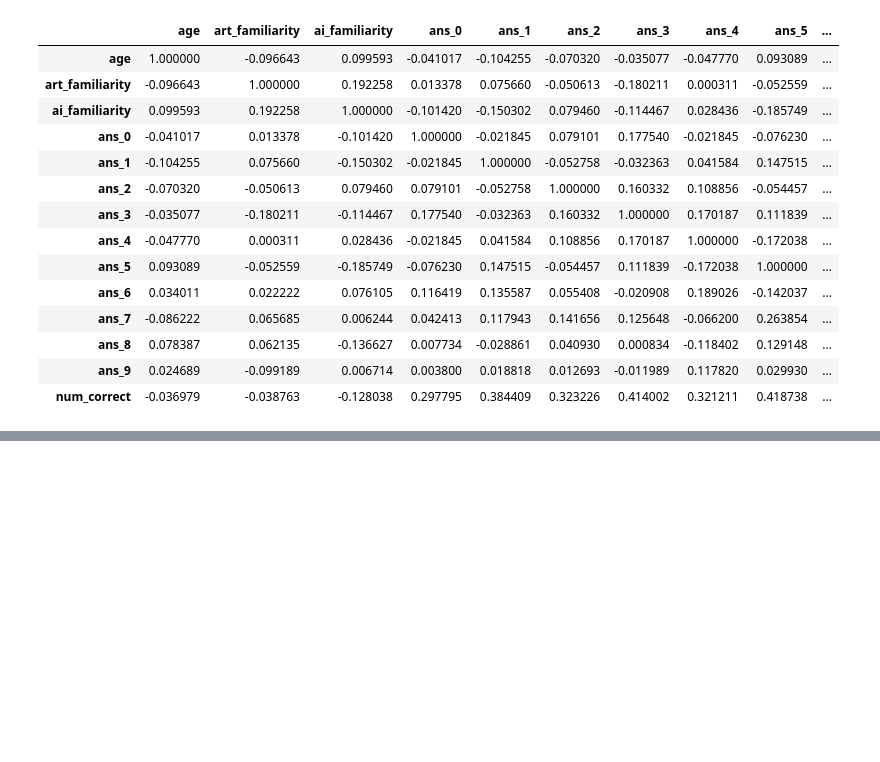
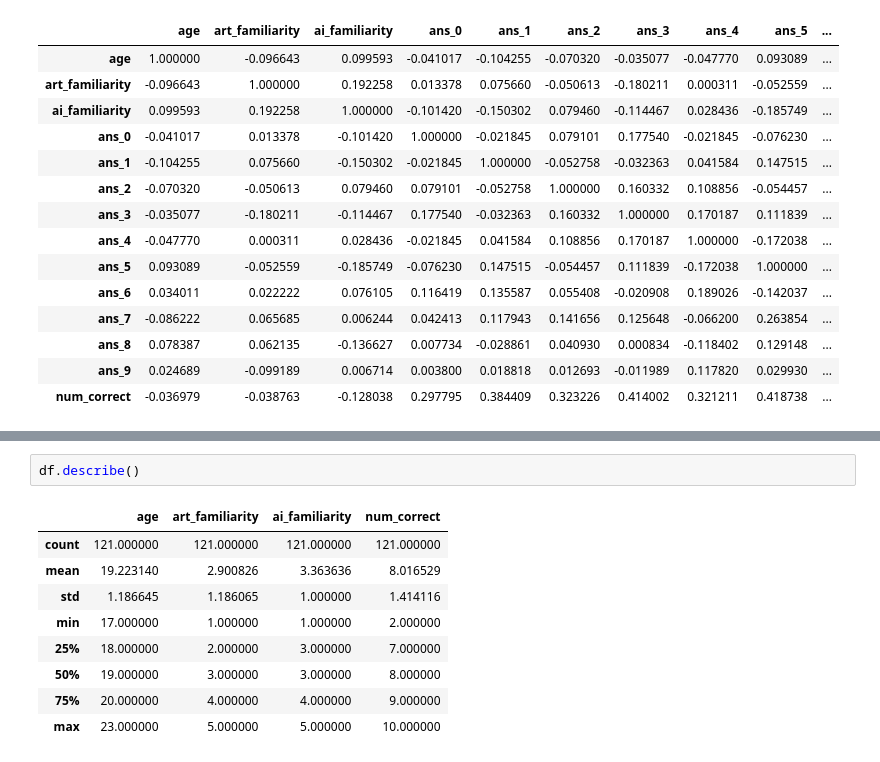
Before and after one commit to Dante1DC/Finding_AI_Registry_Test, a Jupyter notebook: Analysis/analysis.ipynb, the cells around one changed output, grey strips where cells are left out. Drawn from its saved outputs; the diff is of its cells as text; blank space fills up the shorter version.

```diff
--- a/Analysis/analysis.ipynb
+++ b/Analysis/analysis.ipynb
@@ -132,0 +223,12 @@ spy.stats.ttest_ind(df)
+# %%
+df.describe()
+# %% [output]
+|  | age | art_familiarity | ai_familiarity | num_correct |
+| count | 121.000000 | 121.000000 | 121.000000 | 121.000000 |
+| mean | 19.223140 | 2.900826 | 3.363636 | 8.016529 |
+| std | 1.186645 | 1.186065 | 1.000000 | 1.414116 |
+| min | 17.000000 | 1.000000 | 1.000000 | 2.000000 |
+| 25% | 18.000000 | 2.000000 | 3.000000 | 7.000000 |
+| 50% | 19.000000 | 3.000000 | 3.000000 | 8.000000 |
+| 75% | 20.000000 | 4.000000 | 4.000000 | 9.000000 |
+| max | 23.000000 | 5.000000 | 5.000000 | 10.000000 |
```
Also changed, not shown: parts of 8 cells of this notebook.
